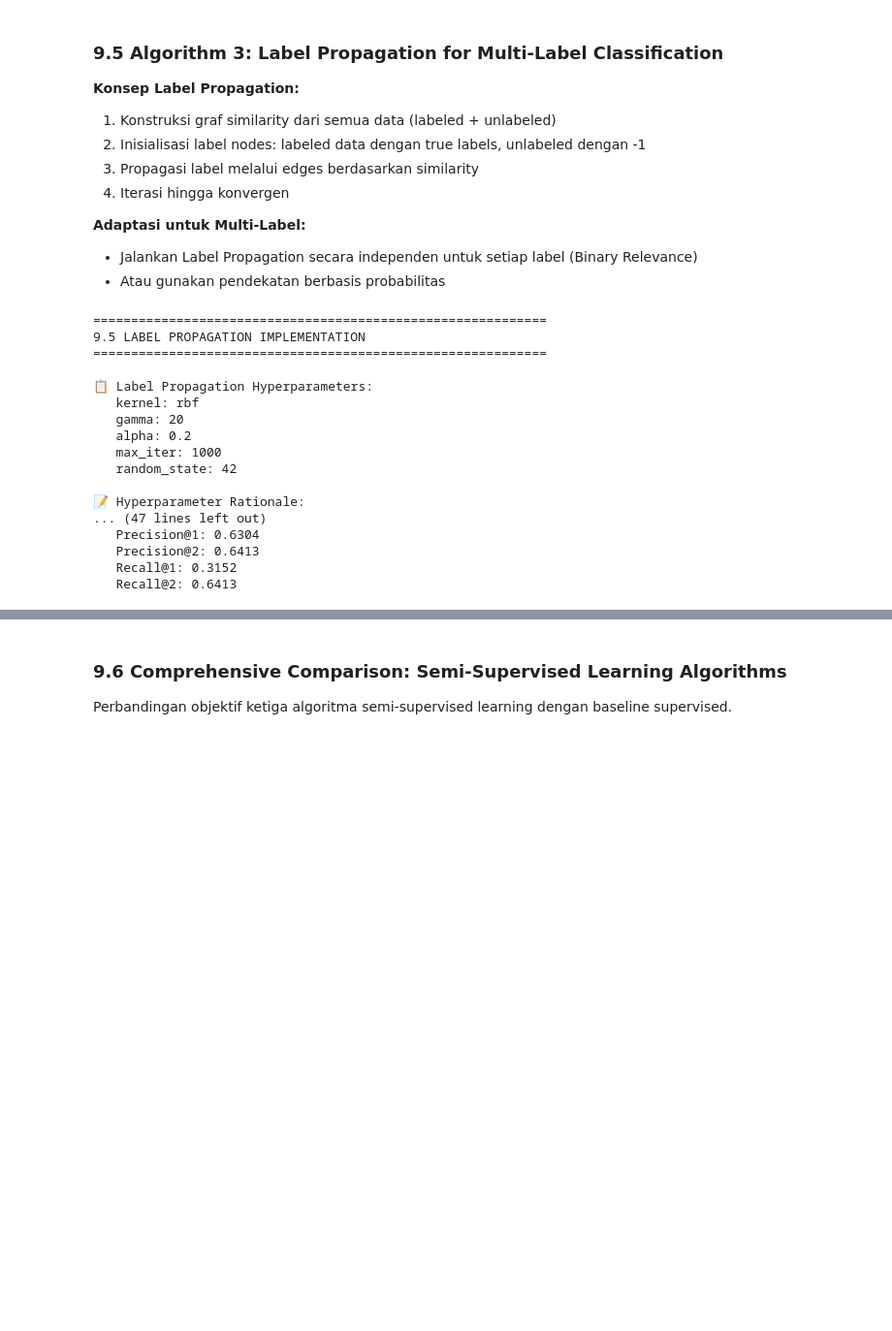
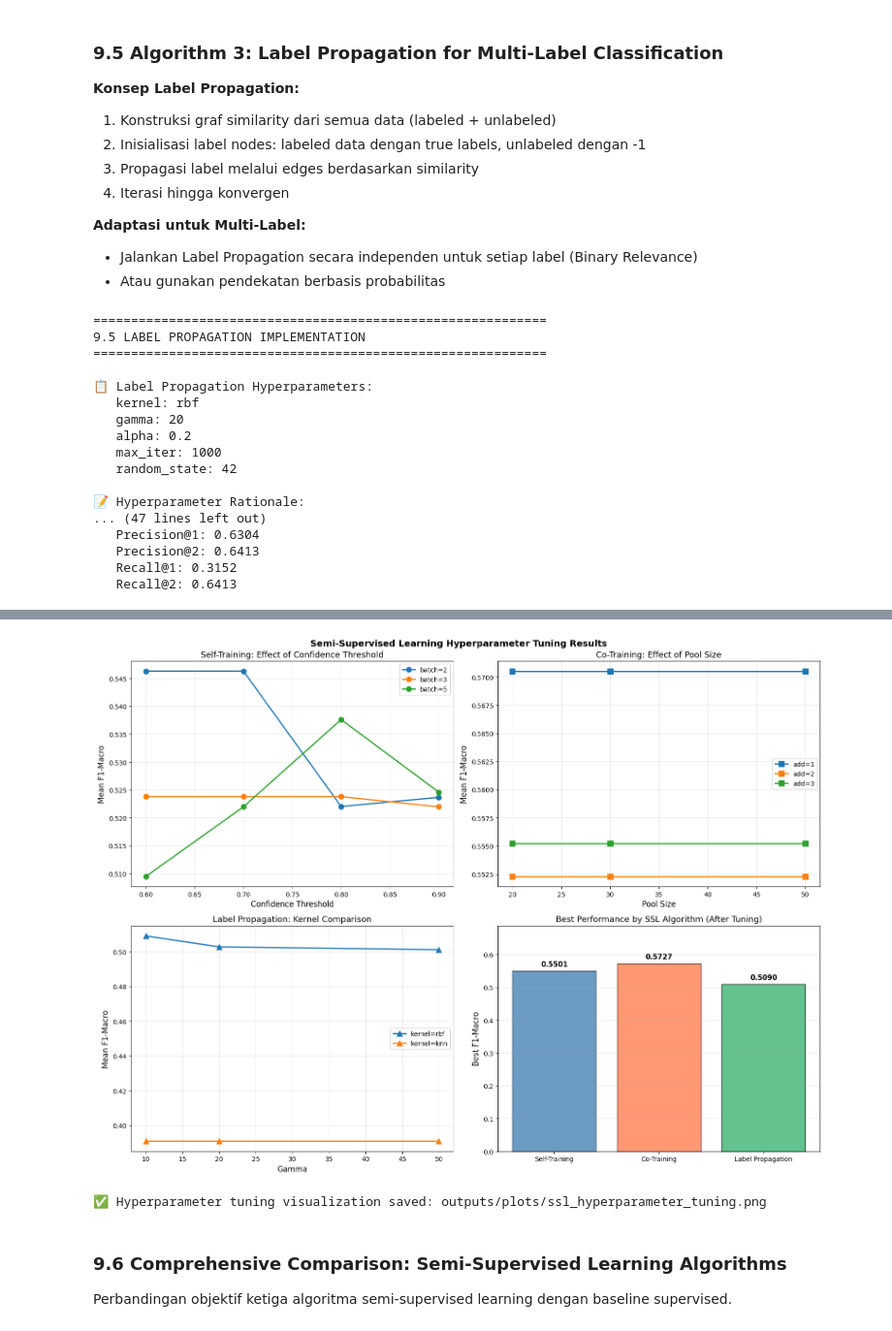
Before and after one commit to prasetyodidi/strudent-learning-activity-fslsm-classification, a Jupyter notebook: multi-label-classification-research-review.ipynb, the cells around one changed output, grey strips where cells are left out. Shown at 97% size. Saved outputs shown, nothing was run; the diff lists cells and outputs as text; code cells hidden in the pictures; blank space fills up the shorter version.

Commit message:
Implement feature X to enhance user experience and optimize performance

```diff
--- a/multi-label-classification-research-review.ipynb
+++ b/multi-label-classification-research-review.ipynb
@@ -4105,3 +4395,73 @@ print_evaluation_results(results_label_prop, "Label Propagation")
+# %%
+# =============================================================================
+# VISUALIZATION: SEMI-SUPERVISED LEARNING HYPERPARAMETER TUNING RESULTS
+# =============================================================================
+
+fig, axes = plt.subplots(2, 2, figsize=(16, 12))
+fig.suptitle('Semi-Supervised Learning Hyperparameter Tuning Results', fontsize=14, fontweight='bold')
+
+# 1. Self-Training: Effect of confidence threshold
+ax1 = axes[0, 0]
+st_df = pd.DataFrame(ssl_tuning_results['Self-Training']['all_results'])
+for batch in ssl_param_grids['Self-Training']['batch_size']:
+    subset = st_df[st_df['batch_size'] == batch]
+    grouped = subset.groupby('confidence_threshold')['mean_f1'].mean()
+    ax1.plot(grouped.index, grouped.values, 'o-', linewidth=2, markersize=8, label=f'batch={batch}')
+ax1.set_xlabel('Confidence Threshold', fontsize=12)
+ax1.set_ylabel('Mean F1-Macro', fontsize=12)
+ax1.set_title('Self-Training: Effect of Confidence Threshold', fontsize=13)
+ax1.legend()
+ax1.grid(True, alpha=0.3)
+
+# 2. Co-Training: Effect of pool size
+ax2 = axes[0, 1]
+ct_df = pd.DataFrame(ssl_tuning_results['Co-Training']['all_results'])
+for n_add in ssl_param_grids['Co-Training']['n_samples_to_add']:
+    subset = ct_df[ct_df['n_samples_to_add'] == n_add]
+    grouped = subset.groupby('pool_size')['mean_f1'].mean()
+    ax2.plot(grouped.index, grouped.values, 's-', linewidth=2, markersize=8, label=f'add={n_add}')
+ax2.set_xlabel('Pool Size', fontsize=12)
+ax2.set_ylabel('Mean F1-Macro', fontsize=12)
+ax2.set_title('Co-Training: Effect of Pool Size', fontsize=13)
+ax2.legend()
+ax2.grid(True, alpha=0.3)
+
+# 3. Label Propagation: Kernel comparison
+ax3 = axes[1, 0]
+lp_df = pd.DataFrame(ssl_tuning_results['Label Propagation']['all_results'])
+for kernel in ssl_param_grids['Label Propagation']['kernel']:
+    subset = lp_df[lp_df['kernel'] == kernel]
+    grouped = subset.groupby('gamma')['mean_f1'].mean()
+    ax3.plot(grouped.index, grouped.values, '^-', linewidth=2, markersize=8, label=f'kernel={kernel}')
+ax3.set_xlabel('Gamma', fontsize=12)
+ax3.set_ylabel('Mean F1-Macro', fontsize=12)
+ax3.set_title('Label Propagation: Kernel Comparison', fontsize=13)
+ax3.legend()
+ax3.grid(True, alpha=0.3)
+
+# 4. Overall SSL Algorithm Comparison
+ax4 = axes[1, 1]
+ssl_algos = list(ssl_tuning_results.keys())
+ssl_scores = [ssl_tuning_results[algo]['best_score'] for algo in ssl_algos]
+colors = ['steelblue', 'coral', 'mediumseagreen']
+bars = ax4.bar(ssl_algos, ssl_scores, color=colors, alpha=0.8, edgecolor='black')
+ax4.set_ylabel('Best F1-Macro', fontsize=12)
+ax4.set_title('Best Performance by SSL Algorithm (After Tuning)', fontsize=13)
+ax4.set_ylim(0, max(ssl_scores) * 1.2)
+ax4.grid(True, alpha=0.3, axis='y')
+
+for bar, score in zip(bars, ssl_scores):
+    ax4.text(bar.get_x() + bar.get_width()/2., bar.get_height() + 0.01,
+             f'{score:.4f}', ha='center', va='bottom', fontsize=11, fontweight='bold')
+
+plt.tight_layout()
+plt.savefig('outputs/plots/ssl_hyperparameter_tuning.png', dpi=300, bbox_inches='tight')
+plt.show()
+
+print("\n✅ Hyperparameter tuning visualization saved: outputs/plots/ssl_hyperparameter_tuning.png")
+# %% [output]
+[figure, added]
+✅ Hyperparameter tuning visualization saved: outputs/plots/ssl_hyperparameter_tuning.png
 # %% [markdown]
 ### 9.6 Comprehensive Comparison: Semi-Supervised Learning Algorithms
 
```
Also changed, not shown: parts of 6 cells of this notebook.
